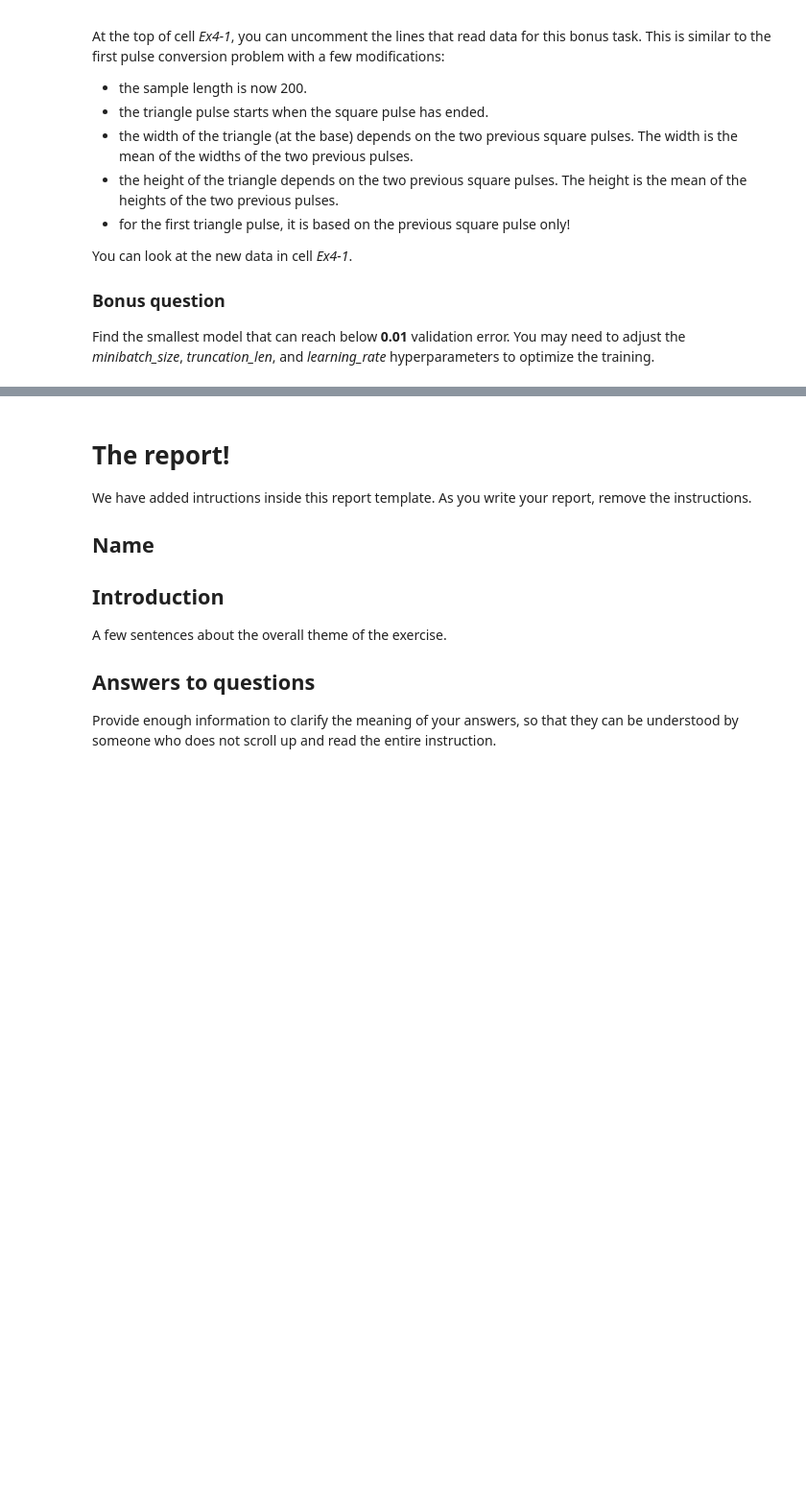
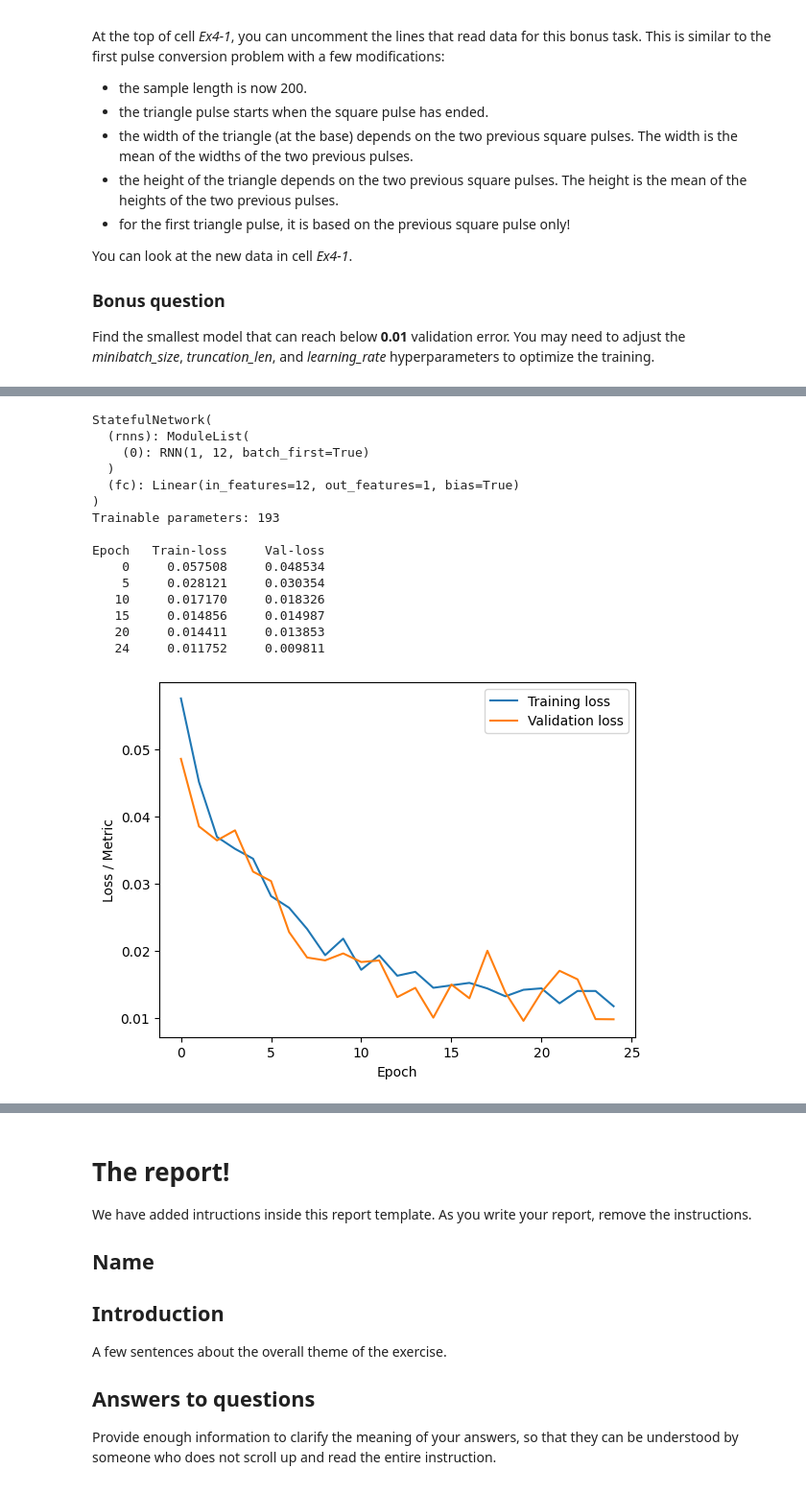
Before and after one commit to myngoc-trg/BERN04_ANN_DeepLearning, a Jupyter notebook: Lab_3/lab3.ipynb, the cells around one changed output, grey strips where cells are left out. Shown at 96% size. Drawn from its saved outputs; the diff is of its cells as text; code cells hidden in the pictures; blank space fills up the shorter version.

```diff
--- a/Lab_3/lab3.ipynb
+++ b/Lab_3/lab3.ipynb
@@ -1938,0 +1992,71 @@ plt.legend(loc=0)
+# %%
+%%time
+
+# The network type
+net = nn.RNN
+# net = nn.GRU
+# net = nn.LSTM
+
+# Number of hidden nodes (as a list if you want 2 or more layers)
+nhidden = [12]
+
+netargs = {}
+# Uncomment below if you want ReLU for the simple nn.RNN network
+# netargs['nonlinearity'] = 'relu'
+
+model_ex4 = StatefulNetwork(net, nodes=nhidden, **netargs).to(device)
+
+# Hyperparameters
+opt_method = torch.optim.Adam   # minimization method
+learning_rate = 0.003           # learning rate
+loss_fn = nn.MSELoss()          # loss function, binary cross entropy
+number_epochs = 25
+minibatch_size = 20
+truncationlen = 25
+
+# Print a summary of the model
+print(model_ex4)
+
+# Set up the optimizer
+optimizer = opt_method(model_ex4.parameters(), lr=learning_rate)
+
+# Create datasets and batch loaders for the training and test data on the GPU or CPU
+dset_trn = TensorDataset(torch.tensor(x_trn[..., None], device=device, dtype=dtype_torch),
+                         torch.tensor(d_trn[..., None], device=device, dtype=dtype_torch))
+dl_trn = DataLoader(dset_trn, batch_size=minibatch_size, shuffle=True)
+
+dset_val = TensorDataset(torch.tensor(x_val[..., None], device=device, dtype=dtype_torch),
+                         torch.tensor(d_val[..., None], device=device, dtype=dtype_torch))
+dl_val = DataLoader(dset_val)
+
+# Train the network and print the progress
+train_loss, val_loss = train_TBPTT(
+    model_ex4,
+    epochs=number_epochs,
+    truncationlen=truncationlen,
+    train_dataloader=dl_trn,
+    val_dataloader=dl_val,
+    loss_fn=loss_fn,
+    optimizer=optimizer,
+    print_every=5
+    )
+
+# Plot the training history
+plot_training(train_loss, val_loss)
+# %% [output]
+StatefulNetwork(
+  (rnns): ModuleList(
+    (0): RNN(1, 12, batch_first=True)
+  )
+  (fc): Linear(in_features=12, out_features=1, bias=True)
+)
+Trainable parameters: 193
+
+Epoch   Train-loss     Val-loss
+    0     0.057508     0.048534
+    5     0.028121     0.030354
+   10     0.017170     0.018326
+   15     0.014856     0.014987
+   20     0.014411     0.013853
+   24     0.011752     0.009811
+[figure, added]
```
Also changed, not shown: parts of 16 cells of this notebook.
